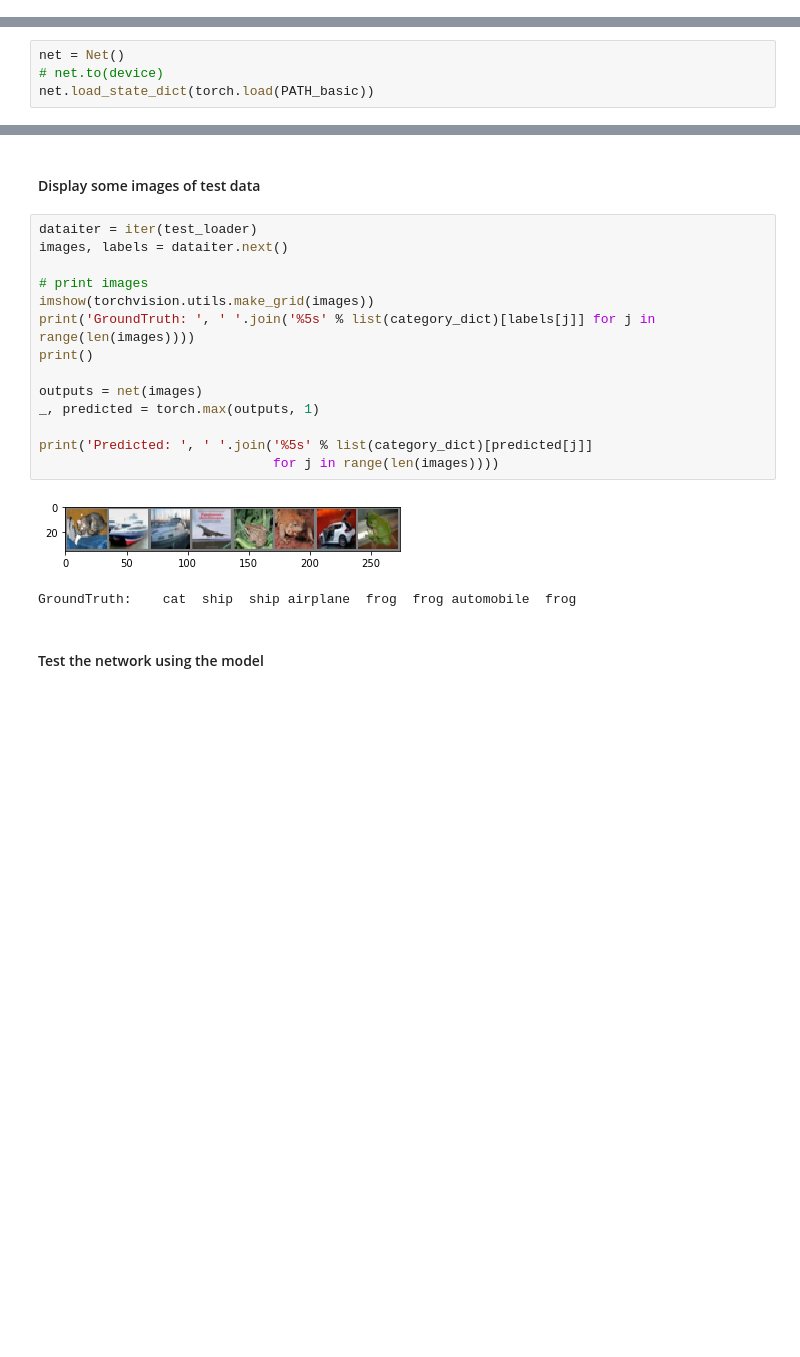
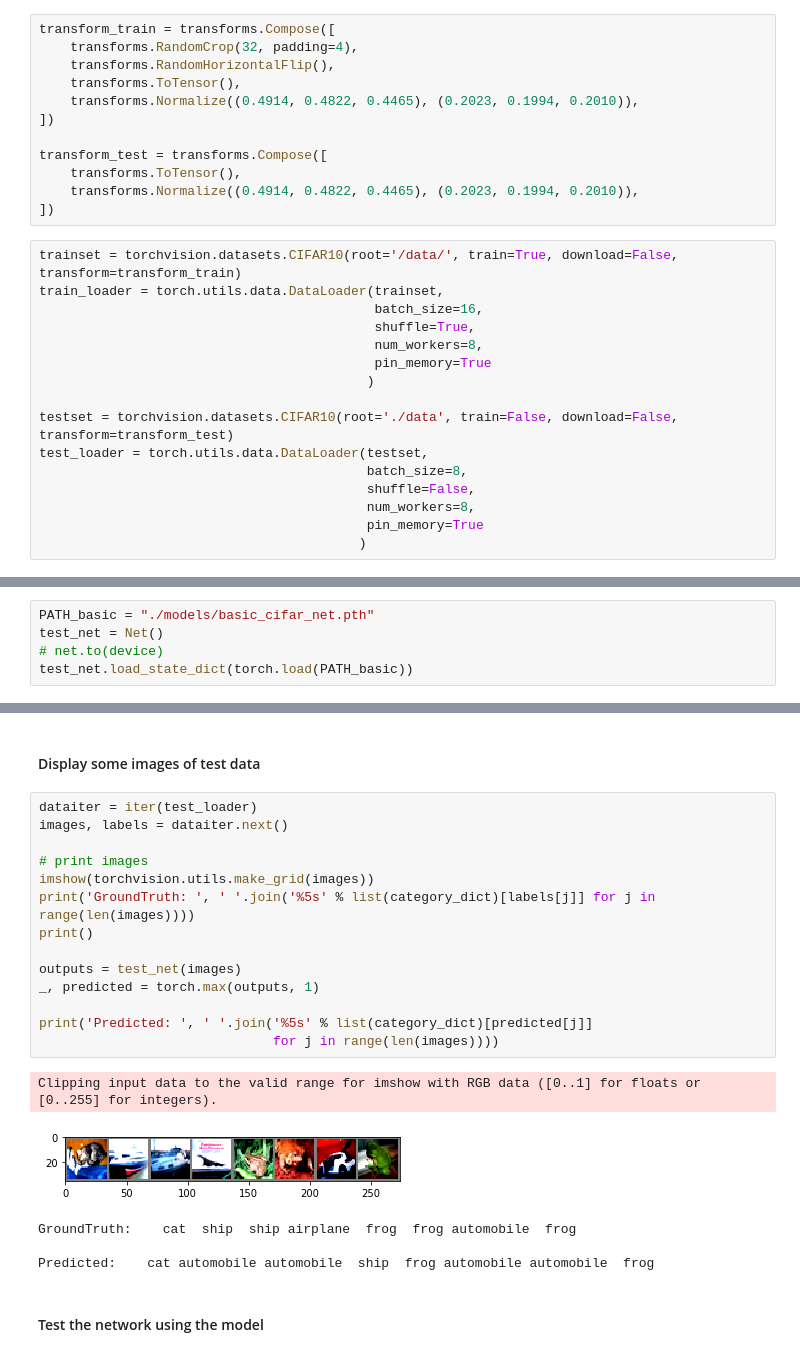
Before and after one commit to BigtoC/CS4487-JPYNBs, a Jupyter notebook: Project/Project-Image-classification.ipynb, the cells around one changed output, grey strips where cells are left out. Saved outputs shown, nothing was run; the diff lists cells and outputs as text; blank space fills up the shorter version.

Commit message:
Data Augmentation

```diff
--- a/Project/Project-Image-classification.ipynb
+++ b/Project/Project-Image-classification.ipynb
@@ -73,0 +102,28 @@ device(type='cuda', index=0)
+# %%
+transform_train = transforms.Compose([
+    transforms.RandomCrop(32, padding=4),
+    transforms.RandomHorizontalFlip(),
+    transforms.ToTensor(),
+    transforms.Normalize((0.4914, 0.4822, 0.4465), (0.2023, 0.1994, 0.2010)),
+])
+
+transform_test = transforms.Compose([
+    transforms.ToTensor(),
+    transforms.Normalize((0.4914, 0.4822, 0.4465), (0.2023, 0.1994, 0.2010)),
+])
+# %%
+trainset = torchvision.datasets.CIFAR10(root='/data/', train=True, download=False, transform=transform_train)
+train_loader = torch.utils.data.DataLoader(trainset,
+                                           batch_size=16,
+                                           shuffle=True,
+                                           num_workers=8,
+                                           pin_memory=True
+                                          )
+
+testset = torchvision.datasets.CIFAR10(root='./data', train=False, download=False, transform=transform_test)
+test_loader = torch.utils.data.DataLoader(testset,
+                                          batch_size=8,
+                                          shuffle=False,
+                                          num_workers=8,
+                                          pin_memory=True
+                                         )
@@ -299,9 +365,10 @@ torch.save(net.state_dict(), PATH_basic)
 # %% [markdown]
 #### Load the saved model
 # %%
-net = Net()
+PATH_basic = "./models/basic_cifar_net.pth"
+test_net = Net()
 # net.to(device)
-net.load_state_dict(torch.load(PATH_basic))
+test_net.load_state_dict(torch.load(PATH_basic))
 # %% [output]
 <All keys matched successfully>
 # %% [markdown]
@@ -309,19 +376,22 @@ net.load_state_dict(torch.load(PATH_basic))
 # %%
 dataiter = iter(test_loader)
 images, labels = dataiter.next()
 
 # print images
 imshow(torchvision.utils.make_grid(images))
 print('GroundTruth: ', ' '.join('%5s' % list(category_dict)[labels[j]] for j in range(len(images))))
 print()
 
-outputs = net(images)
+outputs = test_net(images)
 _, predicted = torch.max(outputs, 1)
 
 print('Predicted: ', ' '.join('%5s' % list(category_dict)[predicted[j]]
                               for j in range(len(images))))
 # %% [output]
+Clipping input data to the valid range for imshow with RGB data ([0..1] for floats or [0..255] for integers).
-[figure, old version]
+[figure, new version]
-GroundTruth:    cat  ship  ship airplane  frog  frog automobile  frog
+GroundTruth:    cat  ship  ship airplane  frog  frog automobile  frog
+
+Predicted:    cat automobile automobile  ship  frog automobile automobile  frog
 # %% [markdown]
 #### Test the network using the model
```
Also changed, not shown: parts of 47 cells of this notebook.
